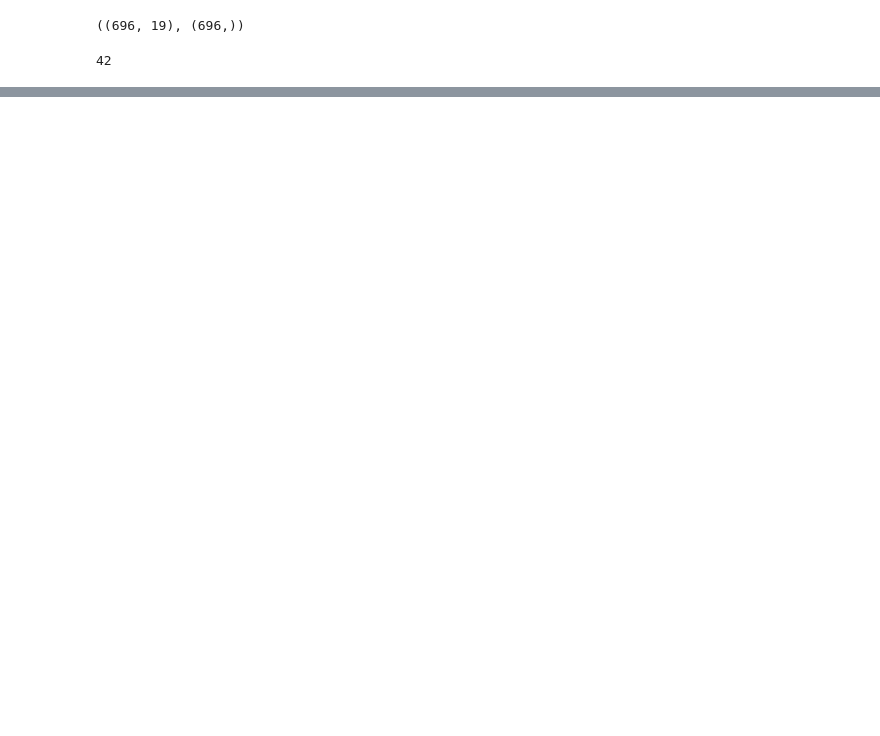
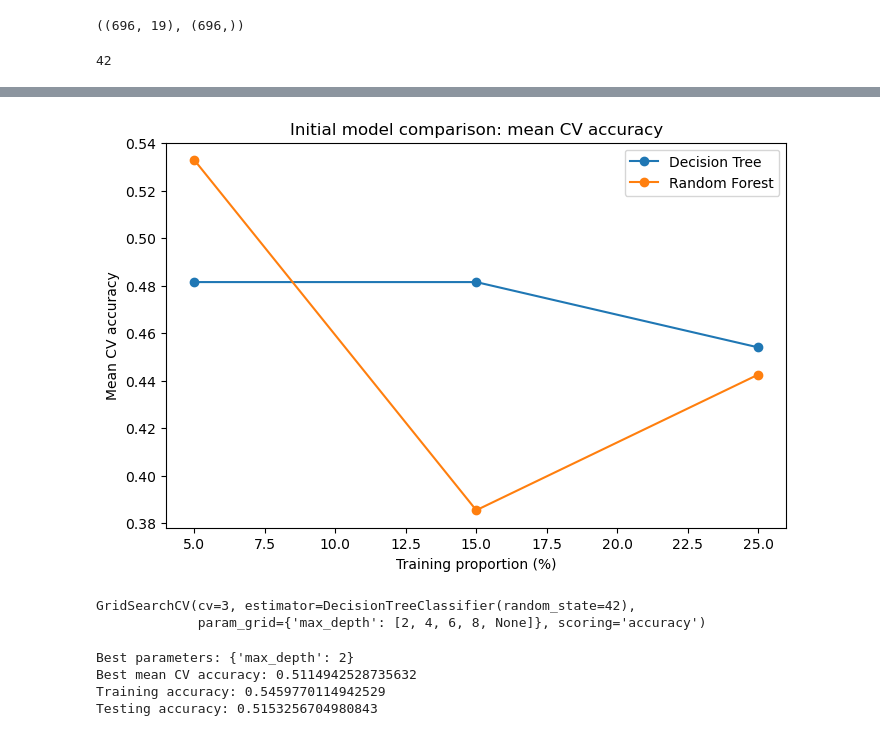
Before and after one commit to 2026679-arch/Machine-Learning-679, a Jupyter notebook: 2026679_CA1_Machine_Learning.ipynb, the cells around one changed output, grey strips where cells are left out. Drawn from its saved outputs; the diff is of its cells as text; code cells hidden in the pictures; blank space fills up the shorter version.

Commit message:
random forecasting and decision tree process

```diff
--- a/2026679_CA1_Machine_Learning.ipynb
+++ b/2026679_CA1_Machine_Learning.ipynb
@@ -209,0 +349,2 @@ df_clean.shape
+# %%
+rf_cv_15 = cross_val_score(rf_15, X_train_15, y_train_15, cv=3, scoring="accuracy")
@@ -209,0 +364,4 @@ df_clean.shape
+# %%
+rf_25 = RandomForestClassifier(random_state=42)
+# %%
+rf_25.fit(X_train_25, y_train_25)
@@ -209,0 +370,2 @@ df_clean.shape
+# %%
+rf_cv_25 = cross_val_score(rf_25, X_train_25, y_train_25, cv=3, scoring="accuracy")
@@ -209,0 +410,14 @@ df_clean.shape
+# %%
+plt.figure(figsize=(8, 5))
+
+plt.plot([5,15,25], [dt_cv_5.mean(), dt_cv_15.mean(), dt_cv_25.mean()], marker="o", label="Decision Tree")
+
+plt.plot([5,15,25], [rf_cv_5.mean(), rf_cv_15.mean(), rf_cv_25.mean()], marker="o", label="Random Forest")
+
+plt.title("Initial model comparison: mean CV accuracy")
+plt.xlabel("Training proportion (%)")
+plt.ylabel("Mean CV accuracy")
+plt.legend()
+plt.show()
+# %% [output]
+[figure, added]
@@ -209,0 +428,17 @@ df_clean.shape
+# %%
+dt_grid = GridSearchCV(DecisionTreeClassifier(random_state=42), dt_param_grid, cv=3, scoring="accuracy")
+
+dt_grid.fit(X_train_25, y_train_25)
+# %% [output]
+GridSearchCV(cv=3, estimator=DecisionTreeClassifier(random_state=42),
+             param_grid={'max_depth': [2, 4, 6, 8, None]}, scoring='accuracy')
+# %%
+print("Best parameters:", dt_grid.best_params_)
+print("Best mean CV accuracy:", dt_grid.best_score_)
+print("Training accuracy:", dt_grid.score(X_train_25, y_train_25))
+print("Testing accuracy:", dt_grid.score(X_test_25, y_test_25))
+# %% [output]
+Best parameters: {'max_depth': 2}
+Best mean CV accuracy: 0.5114942528735632
+Training accuracy: 0.5459770114942529
+Testing accuracy: 0.5153256704980843
```
Also changed, not shown: parts of 67 cells of this notebook.
